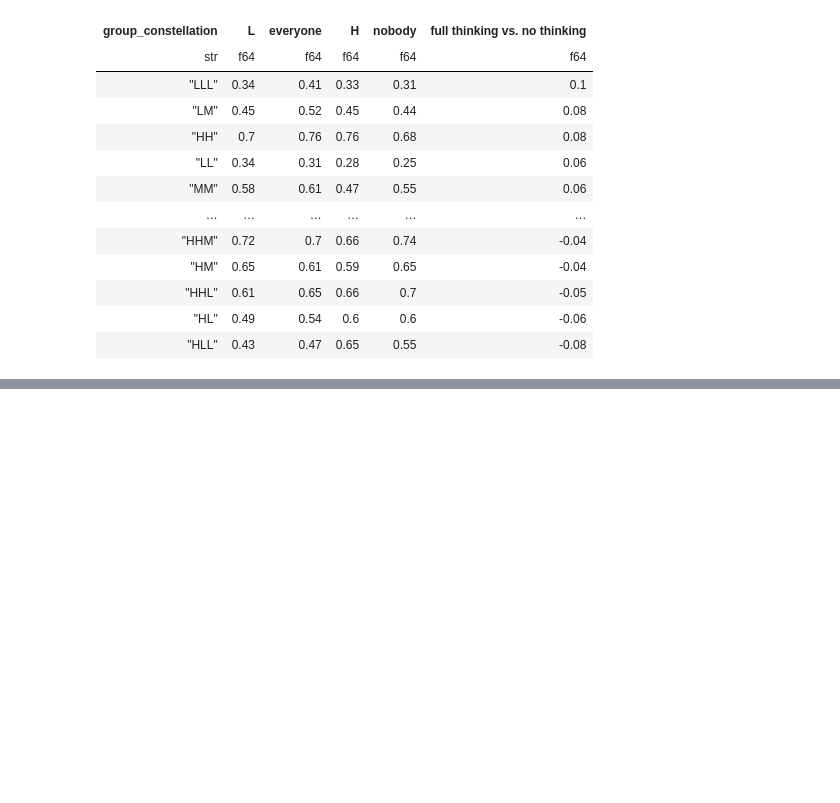
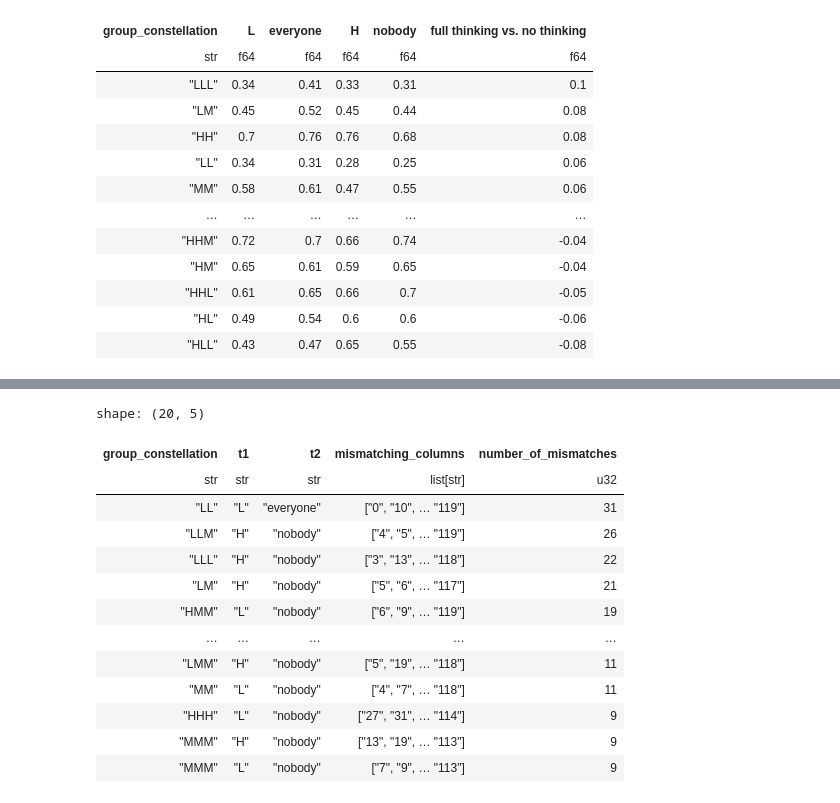
Before and after one commit to XfensorX/Beyond-Multi-Agent-Debate, a Jupyter notebook: src/social_groups/analysis/defs/notebooks/thinking_mad_analysis.ipynb, the cells around one changed output, grey strips where cells are left out. Cells and saved outputs as stored; diff of their text form; code cells hidden in the pictures; blank space fills up the shorter version.

```diff
--- a/src/social_groups/analysis/defs/notebooks/thinking_mad_analysis.ipynb
+++ b/src/social_groups/analysis/defs/notebooks/thinking_mad_analysis.ipynb
@@ -192,0 +258,15 @@ RuntimeWarning: Enable tracemalloc to get the object allocation traceback
+# %%
+from itertools import combinations
+
+T = correct_per_question["thinking_models"].unique().to_list()
+G = correct_per_question["group_constellation"].unique().to_list()
+
+for g in G:
+    for t1 in T:
+        for t2 in T:
+            assert should_be_the_same(g, g, t1, t2) == should_be_the_same(g, g, t2, t1)
+
+test_df = pl.DataFrame(
+ [{"group_constellation": g, "thinking 1": t1, "thinking 2": t2, "should be the same": should_be_the_same(g, g, t2, t1)} for g in G for t1, t2 in combinations(T, 2)]
+)
+test_df
@@ -192,0 +307,55 @@ RuntimeWarning: Enable tracemalloc to get the object allocation traceback
+# %%
+import polars as pl
+from typing import Any, Callable, List
+value_cols: List[str] = [col for col in correct_per_question.columns if col not in {plc.thinking_models, plc.group_constellation}]
+rows = correct_per_question.to_dicts()
+
+results = []
+for i in range(len(rows)):
+    for j in range(len(rows)):
+        if i == j:
+            continue
+
+        row1 = rows[i]
+        row2 = rows[j]
+
+
+        g1, t1 = row1[plc.group_constellation], row1[plc.thinking_models]
+        g2, t2 = row2[plc.group_constellation], row2[plc.thinking_models]
+
+        if should_be_the_same(g1, g2, t1, t2):
+            mismatches = [
+                col for col in value_cols
+                if row1[col] != row2[col]
+            ]
+            assert g1 == g2
+            if mismatches:
+                results.append({
+                    plc.group_constellation: g1,
+                    "t1": t1,
+                    "t2": t2,
+                    "mismatching_columns": mismatches
+                })
+mismatching = pl.DataFrame(results).sort([plc.group_constellation, "t1", "t2"]).with_columns(number_of_mismatches=pl.col("mismatching_columns").list.len())
+
+from polars.testing import assert_frame_equal
+
+assert_frame_equal(mismatching, mismatching.with_columns(t2=pl.col("t1"), t1=pl.col("t2")).sort([plc.group_constellation, "t1", "t2"]), check_exact=True)
+
+mismatching = mismatching.filter(pl.col("t1") <= pl.col("t2")).sort("number_of_mismatches", descending=True)
+mismatching
+# %% [output]
+shape: (20, 5)
+| group_constellation | t1 | t2 | mismatching_columns | number_of_mismatches |
+| str | str | str | list[str] | u32 |
+| "LL" | "L" | "everyone" | ["0", "10", … "119"] | 31 |
+| "LLM" | "H" | "nobody" | ["4", "5", … "119"] | 26 |
+| "LLL" | "H" | "nobody" | ["3", "13", … "118"] | 22 |
+| "LM" | "H" | "nobody" | ["5", "6", … "117"] | 21 |
+| "HMM" | "L" | "nobody" | ["6", "9", … "119"] | 19 |
+| … | … | … | … | … |
+| "LMM" | "H" | "nobody" | ["5", "19", … "118"] | 11 |
+| "MM" | "L" | "nobody" | ["4", "7", … "118"] | 11 |
+| "HHH" | "L" | "nobody" | ["27", "31", … "114"] | 9 |
+| "MMM" | "H" | "nobody" | ["13", "19", … "113"] | 9 |
+| "MMM" | "L" | "nobody" | ["7", "9", … "113"] | 9 |
```
Also changed, not shown: parts of 16 cells of this notebook, 4 other files.
